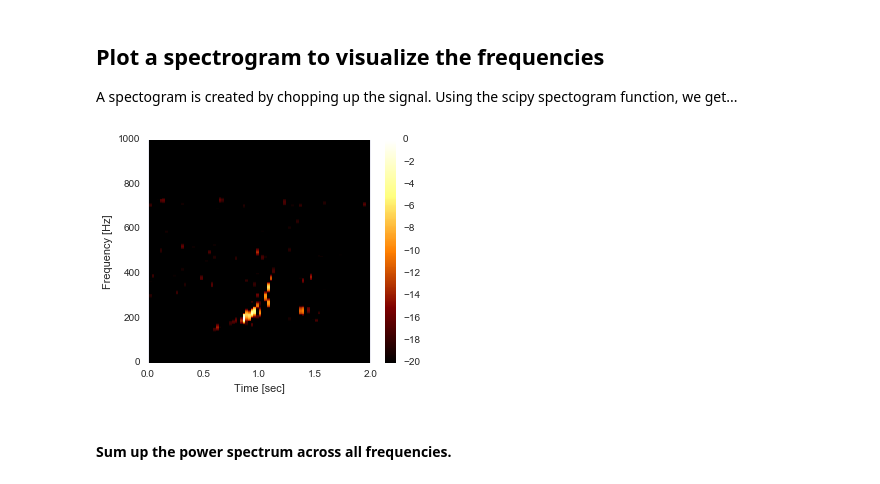
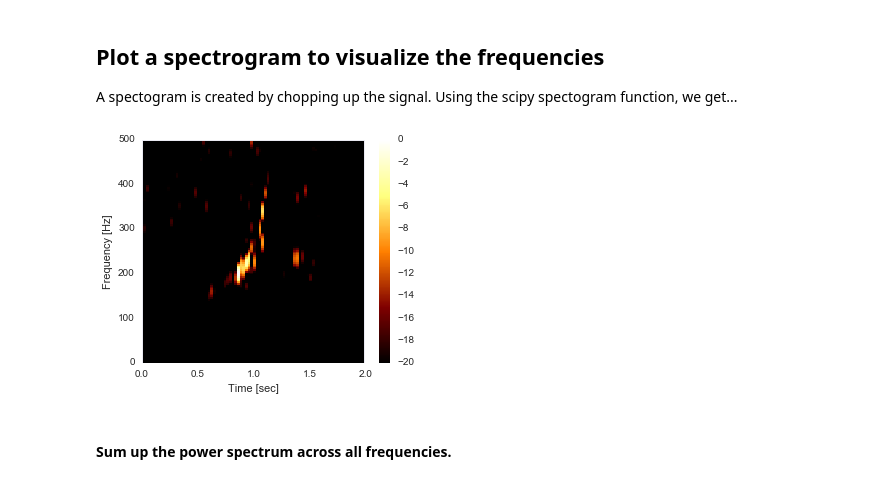
Before and after one commit to richkylet/kaggleContests, a Jupyter notebook: whale_sounds/WhaleSounds.ipynb, the cells around one changed output. Drawn from its saved outputs; the diff is of its cells as text; code cells hidden in the pictures.

```diff
--- a/whale_sounds/WhaleSounds.ipynb
+++ b/whale_sounds/WhaleSounds.ipynb
@@ -96,13 +96,13 @@ A spectogram is created by chopping up the signal. Using the scipy spectogram fu
 # %%
 from scipy import signal
 f, t, Sxx = signal.spectrogram(y, fs, nfft = 512, nperseg = 64, noverlap = 16, detrend = 'constant', scaling = 'spectrum')
 plt.figure(figsize = (5,4))
 Sxx = 20*np.log10(Sxx/Sxx.max())
 Sxx[Sxx < -20] = -20
-plt.pcolormesh(t, f, Sxx  , cmap = 'afmhot')
+plt.pcolormesh(t, f[:128], Sxx[:128,:]  , cmap = 'afmhot')
 plt.ylabel('Frequency [Hz]')
 plt.xlabel('Time [sec]')
 plt.colorbar()
 plt.show()
 # %% [output]
-[figure, old version]
+[figure, new version]
```
Also changed, not shown: parts of 8 cells of this notebook.
